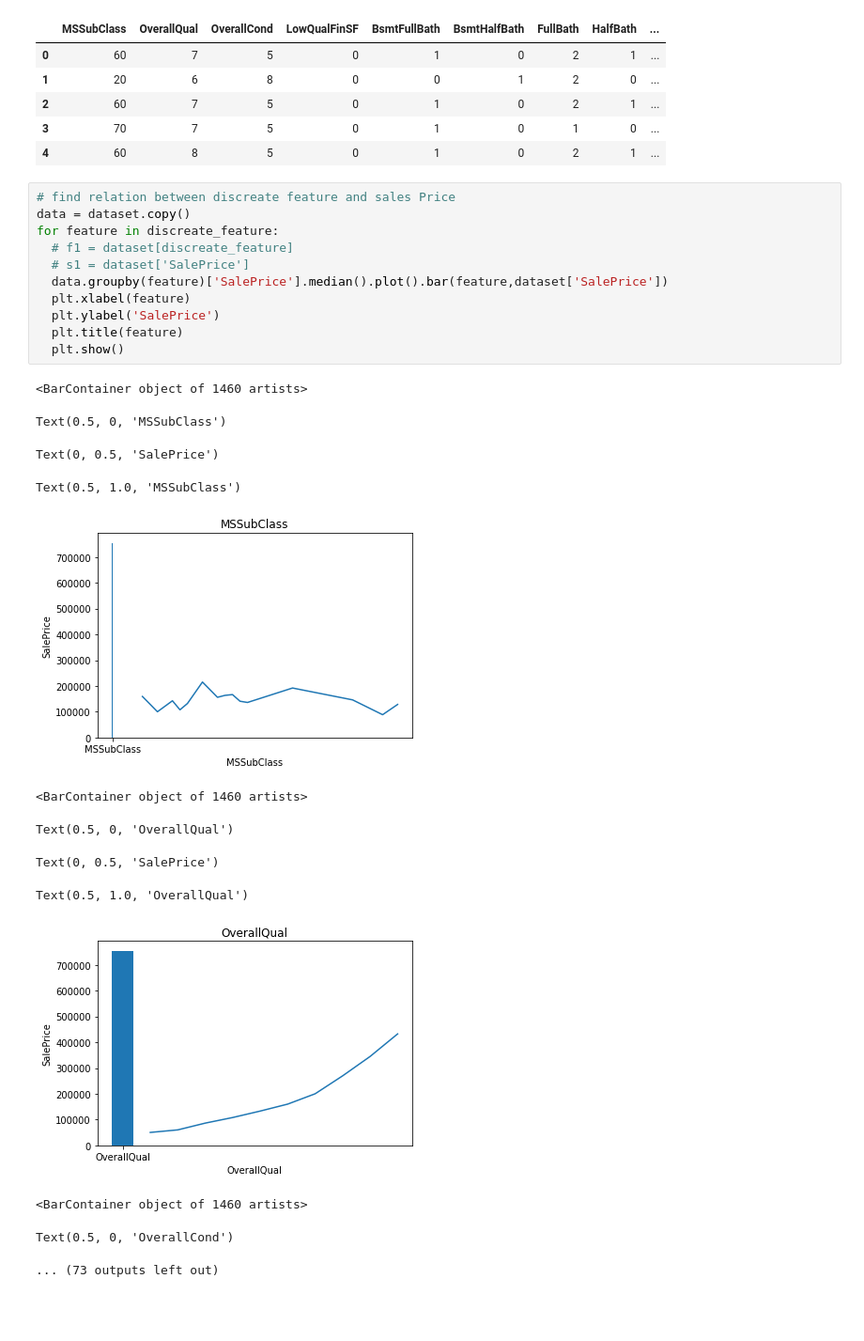
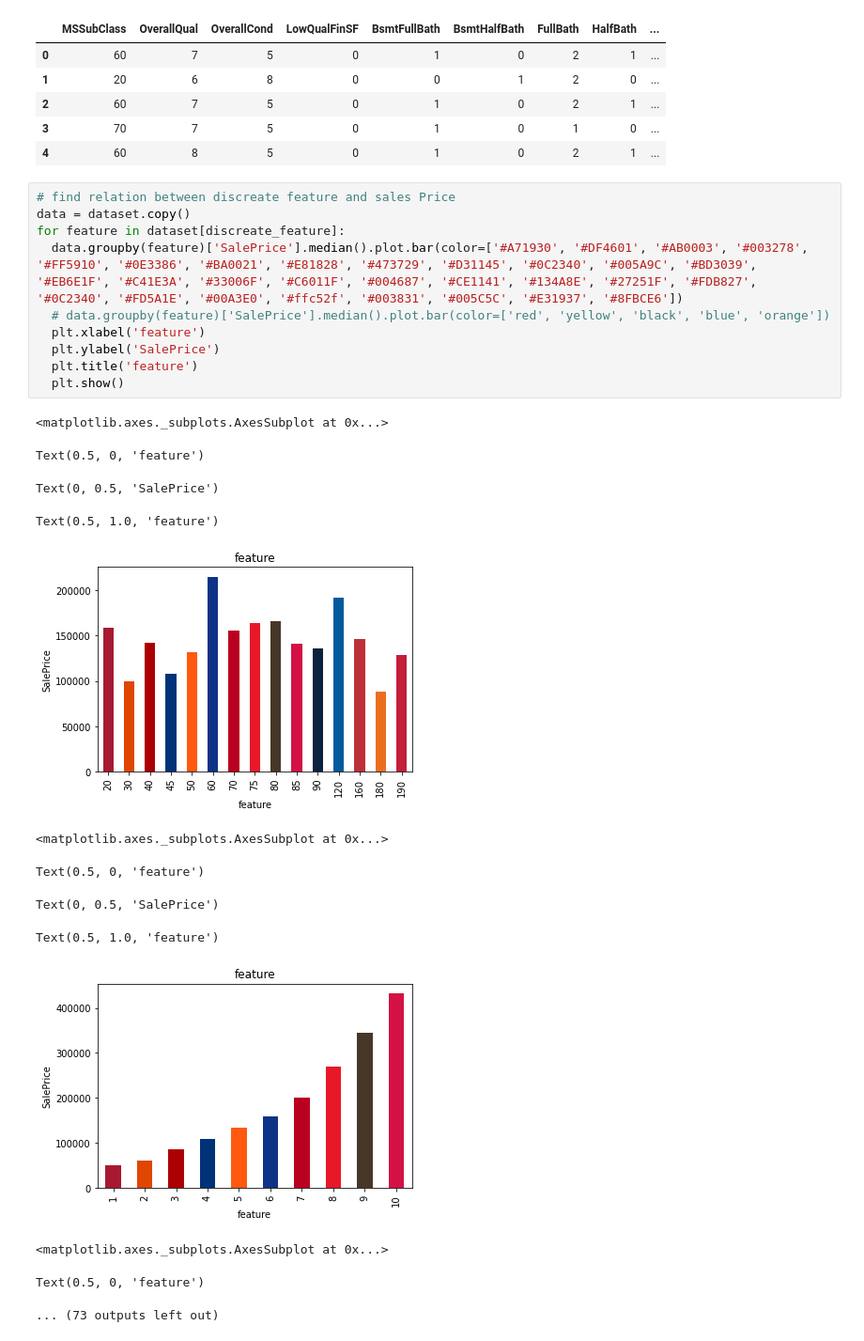
Before and after one commit to Pritesh-25/MachineLearning, a Jupyter notebook: AdvancedHousePrediction.ipynb, the cells around one changed output. Shown at 94% size. Saved outputs shown, nothing was run; the diff lists cells and outputs as text; blank space fills up the shorter version.

```diff
--- a/AdvancedHousePrediction.ipynb
+++ b/AdvancedHousePrediction.ipynb
@@ -249,25 +249,24 @@ dataset[discreate_feature].head()
 # %%
 # find relation between discreate feature and sales Price
 data = dataset.copy()
-for feature in discreate_feature:
-  # f1 = dataset[discreate_feature]
-  # s1 = dataset['SalePrice']
-  data.groupby(feature)['SalePrice'].median().plot().bar(feature,dataset['SalePrice'])
-  plt.xlabel(feature)
+for feature in dataset[discreate_feature]:
+  data.groupby(feature)['SalePrice'].median().plot.bar(color=['#A71930', '#DF4601', '#AB0003', '#003278', '#FF5910', '#0E3386', '#BA0021', '#E81828', '#473729', '#D31145', '#0C2340', '#005A9C', '#BD3039', '#EB6E1F', '#C41E3A', '#33006F', '#C6011F', '#004687', '#CE1141', '#134A8E', '#27251F', '#FDB827', '#0C2340', '#FD5A1E', '#00A3E0', '#ffc52f', '#003831', '#005C5C', '#E31937', '#8FBCE6'])
+  # data.groupby(feature)['SalePrice'].median().plot.bar(color=['red', 'yellow', 'black', 'blue', 'orange'])
+  plt.xlabel('feature')
   plt.ylabel('SalePrice')
-  plt.title(feature)
+  plt.title('feature')
   plt.show()
 # %% [output]
-<BarContainer object of 1460 artists>
+<matplotlib.axes._subplots.AxesSubplot at 0x...>
-Text(0.5, 0, 'MSSubClass')
+Text(0.5, 0, 'feature')
 Text(0, 0.5, 'SalePrice')
-Text(0.5, 1.0, 'MSSubClass')
+Text(0.5, 1.0, 'feature')
-[figure, old version]
+[figure, new version]
-<BarContainer object of 1460 artists>
+<matplotlib.axes._subplots.AxesSubplot at 0x...>
-Text(0.5, 0, 'OverallQual')
+Text(0.5, 0, 'feature')
 Text(0, 0.5, 'SalePrice')
-Text(0.5, 1.0, 'OverallQual')
+Text(0.5, 1.0, 'feature')
-[figure, old version]
+[figure, new version]
-<BarContainer object of 1460 artists>
+<matplotlib.axes._subplots.AxesSubplot at 0x...>
-Text(0.5, 0, 'OverallCond')
+Text(0.5, 0, 'feature')
 ... (73 outputs left out)
```
